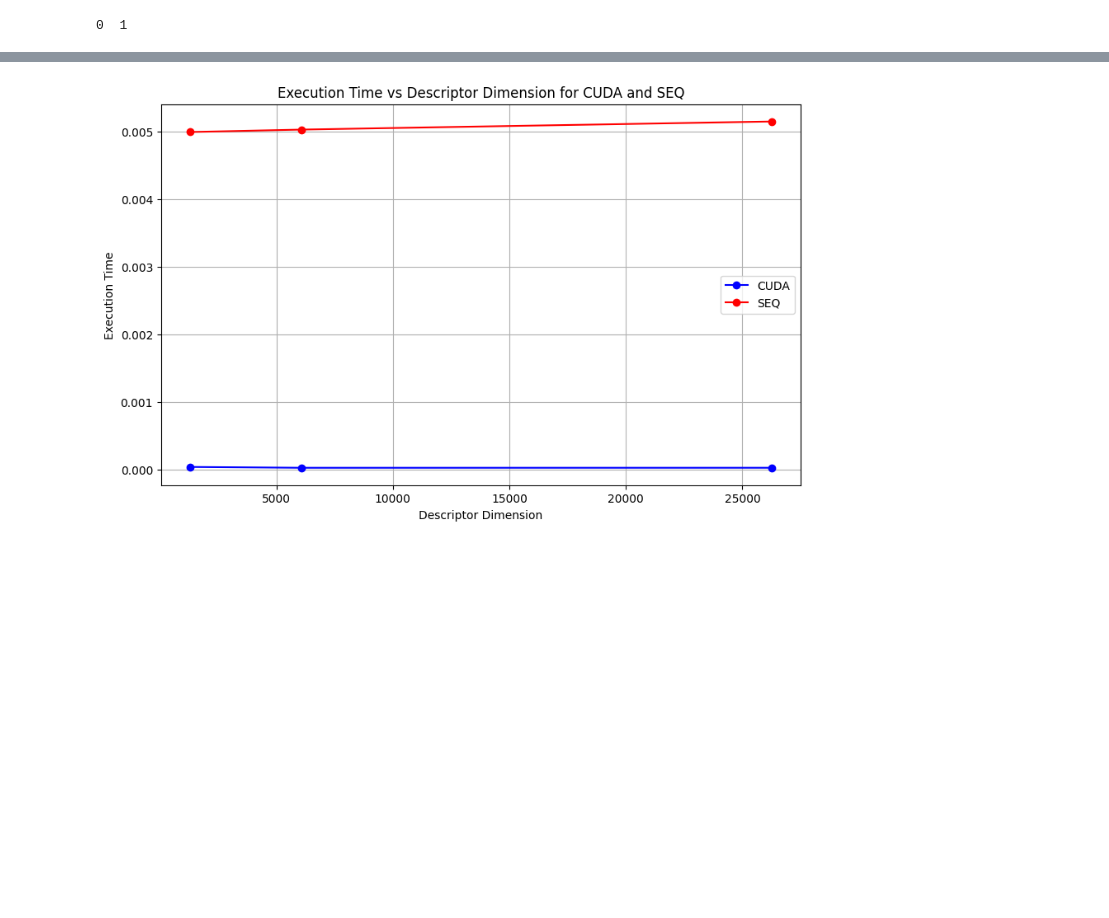
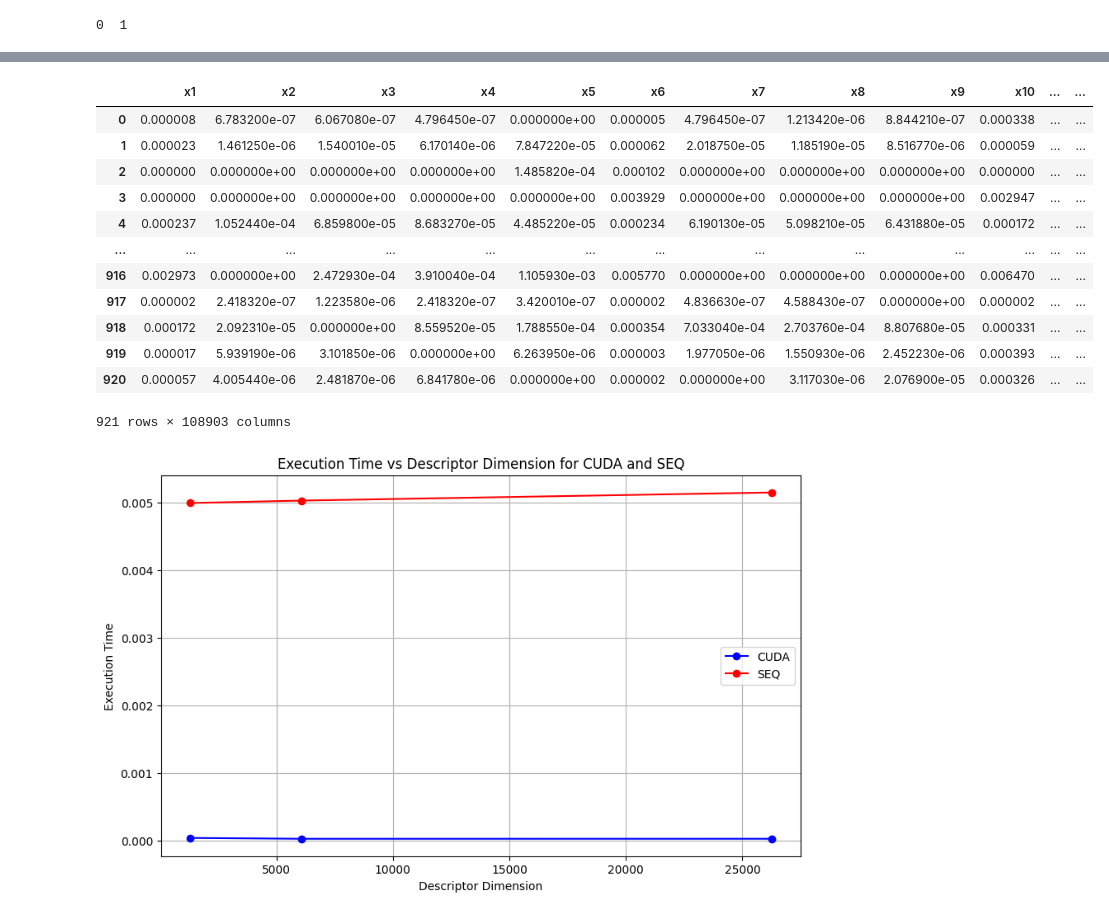
Before and after one commit to ghirailghiro/GPU_Computing_Project, a Jupyter notebook: Gradient_First_Step.ipynb, the cells around one changed output, grey strips where cells are left out. Saved outputs shown, nothing was run; the diff lists cells and outputs as text; code cells hidden in the pictures; blank space fills up the shorter version.

```diff
--- a/Gradient_First_Step.ipynb
+++ b/Gradient_First_Step.ipynb
@@ -652,3 +682,19 @@ print(mean_execution_time)
+# %%
+df
+# %% [output]
+|  | x1 | x2 | x3 | x4 | x5 | x6 | x7 | x8 | x9 | x10 | ... | ... |
+| 0 | 0.000008 | 6.783200e-07 | 6.067080e-07 | 4.796450e-07 | 0.000000e+00 | 0.000005 | 4.796450e-07 | 1.213420e-06 | 8.844210e-07 | 0.000338 | ... | ... |
+| 1 | 0.000023 | 1.461250e-06 | 1.540010e-05 | 6.170140e-06 | 7.847220e-05 | 0.000062 | 2.018750e-05 | 1.185190e-05 | 8.516770e-06 | 0.000059 | ... | ... |
+| 2 | 0.000000 | 0.000000e+00 | 0.000000e+00 | 0.000000e+00 | 1.485820e-04 | 0.000102 | 0.000000e+00 | 0.000000e+00 | 0.000000e+00 | 0.000000 | ... | ... |
+| 3 | 0.000000 | 0.000000e+00 | 0.000000e+00 | 0.000000e+00 | 0.000000e+00 | 0.003929 | 0.000000e+00 | 0.000000e+00 | 0.000000e+00 | 0.002947 | ... | ... |
+| 4 | 0.000237 | 1.052440e-04 | 6.859800e-05 | 8.683270e-05 | 4.485220e-05 | 0.000234 | 6.190130e-05 | 5.098210e-05 | 6.431880e-05 | 0.000172 | ... | ... |
+| ... | ... | ... | ... | ... | ... | ... | ... | ... | ... | ... | ... | ... |
+| 916 | 0.002973 | 0.000000e+00 | 2.472930e-04 | 3.910040e-04 | 1.105930e-03 | 0.005770 | 0.000000e+00 | 0.000000e+00 | 0.000000e+00 | 0.006470 | ... | ... |
+| 917 | 0.000002 | 2.418320e-07 | 1.223580e-06 | 2.418320e-07 | 3.420010e-07 | 0.000002 | 4.836630e-07 | 4.588430e-07 | 0.000000e+00 | 0.000002 | ... | ... |
+| 918 | 0.000172 | 2.092310e-05 | 0.000000e+00 | 8.559520e-05 | 1.788550e-04 | 0.000354 | 7.033040e-04 | 2.703760e-04 | 8.807680e-05 | 0.000331 | ... | ... |
+| 919 | 0.000017 | 5.939190e-06 | 3.101850e-06 | 0.000000e+00 | 6.263950e-06 | 0.000003 | 1.977050e-06 | 1.550930e-06 | 2.452230e-06 | 0.000393 | ... | ... |
+| 920 | 0.000057 | 4.005440e-06 | 2.481870e-06 | 6.841780e-06 | 0.000000e+00 | 0.000002 | 0.000000e+00 | 3.117030e-06 | 2.076900e-05 | 0.000326 | ... | ... |
+921 rows × 108903 columns
 # %%
 import matplotlib.pyplot as plt
 
```
Also changed, not shown: parts of 11 cells of this notebook.
